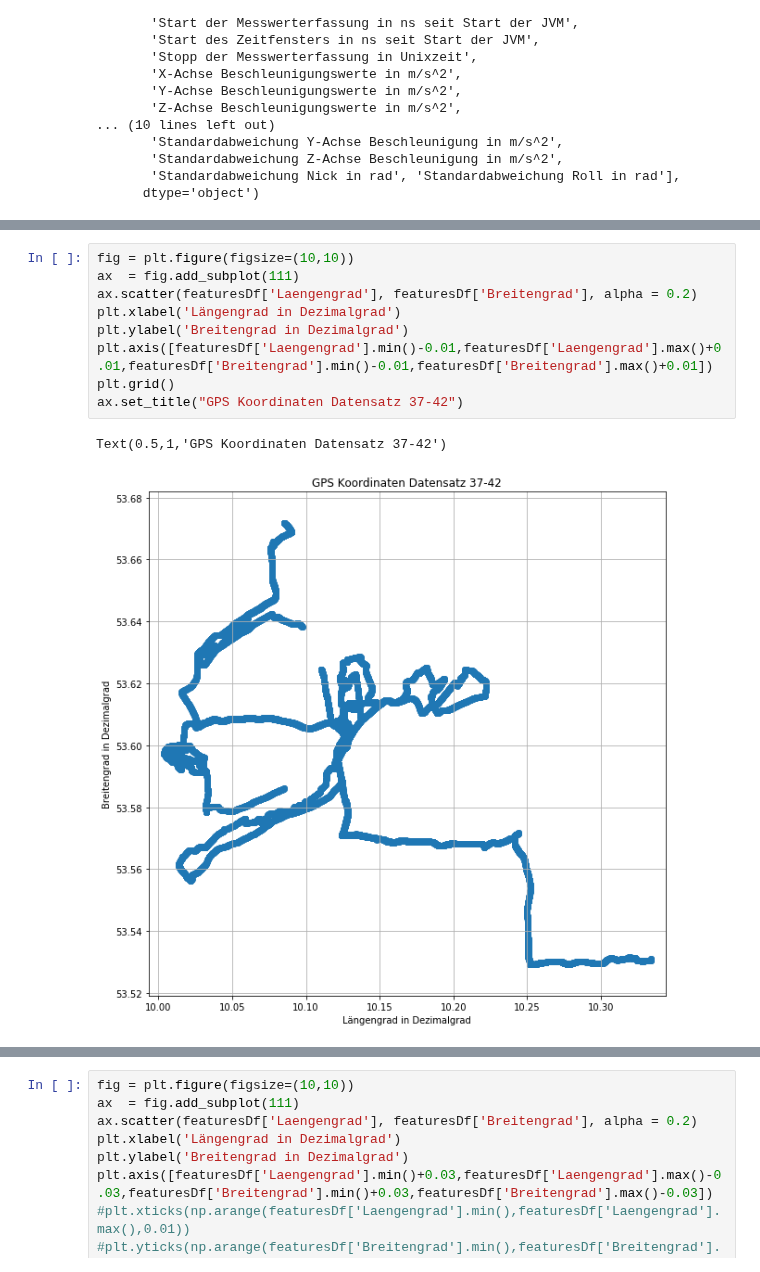
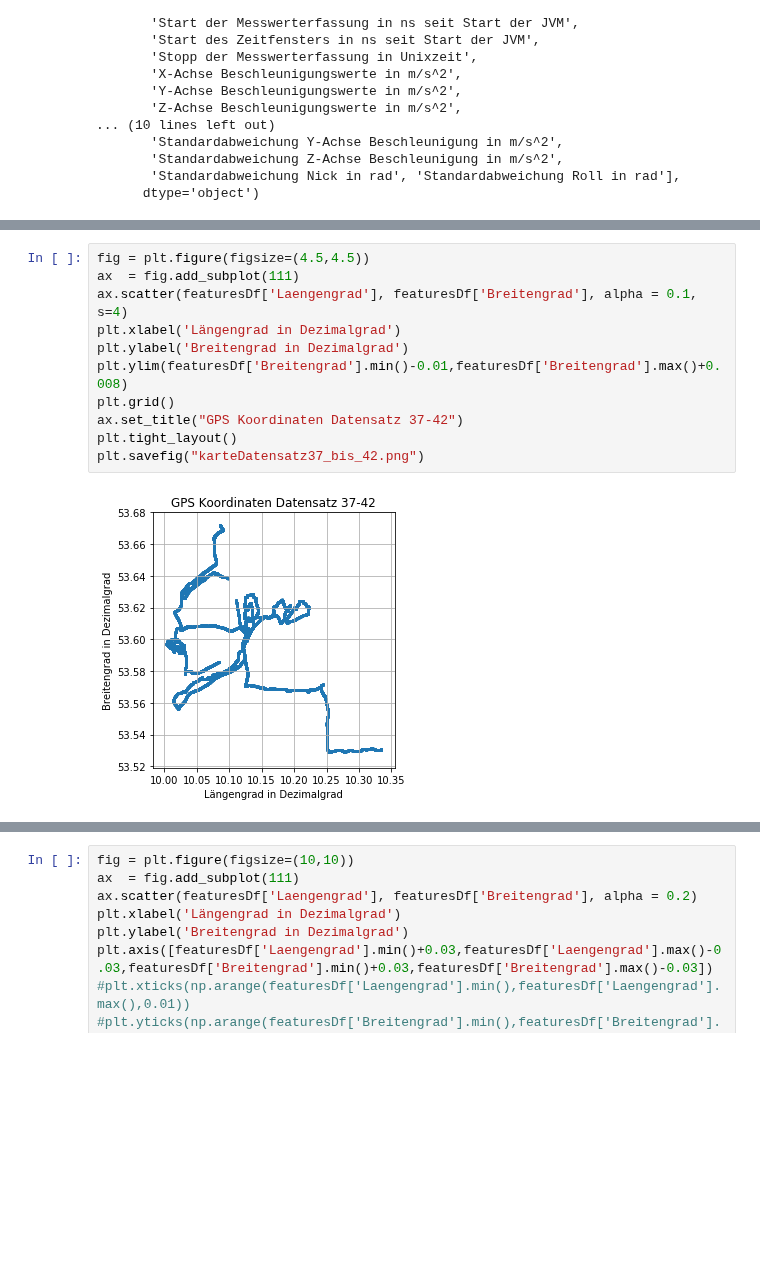
Before and after one commit to SandGreif/FahrradwegeKlassifizierung, a Jupyter notebook: datenvisualisierung/featureCorrelations.ipynb, the cells around one changed output, grey strips where cells are left out. Cells and saved outputs as stored; diff of their text form; blank space fills up the shorter version.

```diff
--- a/datenvisualisierung/featureCorrelations.ipynb
+++ b/datenvisualisierung/featureCorrelations.ipynb
@@ -79,13 +79,14 @@ Die aufgenommenen Bilder werden auf einer Strecke nicht gleichmäßig verteilt a
 # %%
-fig = plt.figure(figsize=(10,10))
+fig = plt.figure(figsize=(4.5,4.5))
 ax  = fig.add_subplot(111)
-ax.scatter(featuresDf['Laengengrad'], featuresDf['Breitengrad'], alpha = 0.2)
+ax.scatter(featuresDf['Laengengrad'], featuresDf['Breitengrad'], alpha = 0.1, s=4)
 plt.xlabel('Längengrad in Dezimalgrad')
 plt.ylabel('Breitengrad in Dezimalgrad')
-plt.axis([featuresDf['Laengengrad'].min()-0.01,featuresDf['Laengengrad'].max()+0.01,featuresDf['Breitengrad'].min()-0.01,featuresDf['Breitengrad'].max()+0.01])
+plt.ylim(featuresDf['Breitengrad'].min()-0.01,featuresDf['Breitengrad'].max()+0.008)
 plt.grid()
 ax.set_title("GPS Koordinaten Datensatz 37-42")
+plt.tight_layout()
+plt.savefig("karteDatensatz37_bis_42.png")
 # %% [output]
-Text(0.5,1,'GPS Koordinaten Datensatz 37-42')
-[figure, old version]
+[figure, new version]
 # %%
```
Also changed, not shown: parts of 2 cells of this notebook, 9 other files.
